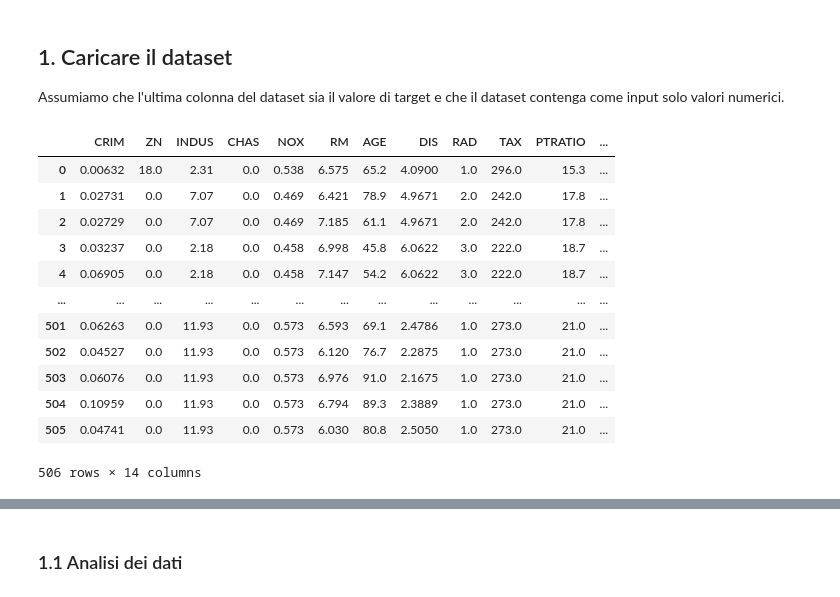
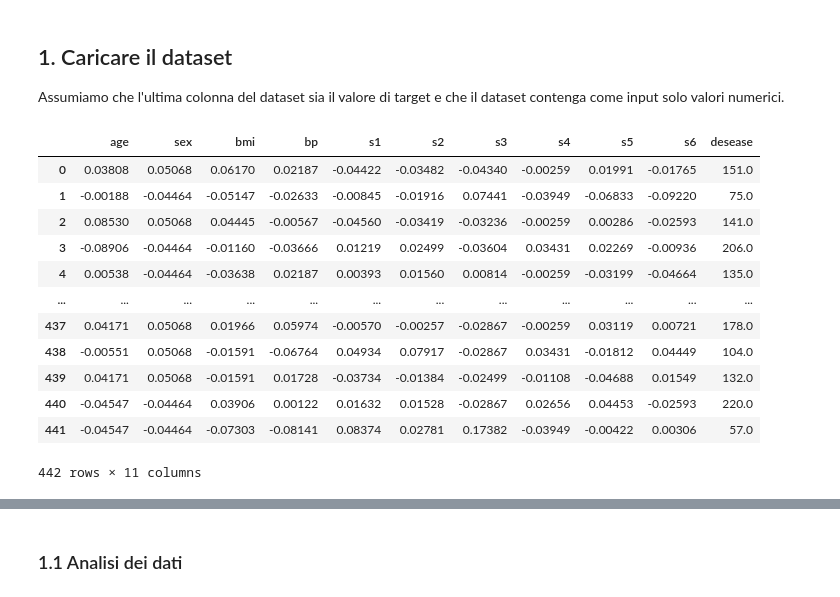
Before and after one commit to visiont3lab/flask-static-website, a Jupyter notebook: regressione_pipeline_to_clean.ipynb, the cells around one changed output, grey strips where cells are left out. Drawn from its saved outputs; the diff is of its cells as text; code cells hidden in the pictures.

```diff
--- a/regressione_pipeline_to_clean.ipynb
+++ b/regressione_pipeline_to_clean.ipynb
@@ -86,23 +86,19 @@ def load_dataset(name="boston"):
 
     return X,Y,df
 # %%
-X,Y,df = load_dataset(name="boston")
+X,Y,df = load_dataset(name="diabetes")
 display( data_table.DataTable(df, include_index=False, num_rows_per_page=10) )
-
-#scale = StandardScaler()
-#X = scale.fit_transform(X)
-#display(df.head())
 # %% [output]
-|  | CRIM | ZN | INDUS | CHAS | NOX | RM | AGE | DIS | RAD | TAX | PTRATIO | ... |
-| 0 | 0.00632 | 18.0 | 2.31 | 0.0 | 0.538 | 6.575 | 65.2 | 4.0900 | 1.0 | 296.0 | 15.3 | ... |
-| 1 | 0.02731 | 0.0 | 7.07 | 0.0 | 0.469 | 6.421 | 78.9 | 4.9671 | 2.0 | 242.0 | 17.8 | ... |
-| 2 | 0.02729 | 0.0 | 7.07 | 0.0 | 0.469 | 7.185 | 61.1 | 4.9671 | 2.0 | 242.0 | 17.8 | ... |
-| 3 | 0.03237 | 0.0 | 2.18 | 0.0 | 0.458 | 6.998 | 45.8 | 6.0622 | 3.0 | 222.0 | 18.7 | ... |
-| 4 | 0.06905 | 0.0 | 2.18 | 0.0 | 0.458 | 7.147 | 54.2 | 6.0622 | 3.0 | 222.0 | 18.7 | ... |
-| ... | ... | ... | ... | ... | ... | ... | ... | ... | ... | ... | ... | ... |
-| 501 | 0.06263 | 0.0 | 11.93 | 0.0 | 0.573 | 6.593 | 69.1 | 2.4786 | 1.0 | 273.0 | 21.0 | ... |
-| 502 | 0.04527 | 0.0 | 11.93 | 0.0 | 0.573 | 6.120 | 76.7 | 2.2875 | 1.0 | 273.0 | 21.0 | ... |
-| 503 | 0.06076 | 0.0 | 11.93 | 0.0 | 0.573 | 6.976 | 91.0 | 2.1675 | 1.0 | 273.0 | 21.0 | ... |
-| 504 | 0.10959 | 0.0 | 11.93 | 0.0 | 0.573 | 6.794 | 89.3 | 2.3889 | 1.0 | 273.0 | 21.0 | ... |
-| 505 | 0.04741 | 0.0 | 11.93 | 0.0 | 0.573 | 6.030 | 80.8 | 2.5050 | 1.0 | 273.0 | 21.0 | ... |
+|  | age | sex | bmi | bp | s1 | s2 | s3 | s4 | s5 | s6 | desease |
+| 0 | 0.03808 | 0.05068 | 0.06170 | 0.02187 | -0.04422 | -0.03482 | -0.04340 | -0.00259 | 0.01991 | -0.01765 | 151.0 |
+| 1 | -0.00188 | -0.04464 | -0.05147 | -0.02633 | -0.00845 | -0.01916 | 0.07441 | -0.03949 | -0.06833 | -0.09220 | 75.0 |
+| 2 | 0.08530 | 0.05068 | 0.04445 | -0.00567 | -0.04560 | -0.03419 | -0.03236 | -0.00259 | 0.00286 | -0.02593 | 141.0 |
+| 3 | -0.08906 | -0.04464 | -0.01160 | -0.03666 | 0.01219 | 0.02499 | -0.03604 | 0.03431 | 0.02269 | -0.00936 | 206.0 |
+| 4 | 0.00538 | -0.04464 | -0.03638 | 0.02187 | 0.00393 | 0.01560 | 0.00814 | -0.00259 | -0.03199 | -0.04664 | 135.0 |
+| ... | ... | ... | ... | ... | ... | ... | ... | ... | ... | ... | ... |
+| 437 | 0.04171 | 0.05068 | 0.01966 | 0.05974 | -0.00570 | -0.00257 | -0.02867 | -0.00259 | 0.03119 | 0.00721 | 178.0 |
+| 438 | -0.00551 | 0.05068 | -0.01591 | -0.06764 | 0.04934 | 0.07917 | -0.02867 | 0.03431 | -0.01812 | 0.04449 | 104.0 |
+| 439 | 0.04171 | 0.05068 | -0.01591 | 0.01728 | -0.03734 | -0.01384 | -0.02499 | -0.01108 | -0.04688 | 0.01549 | 132.0 |
+| 440 | -0.04547 | -0.04464 | 0.03906 | 0.00122 | 0.01632 | 0.01528 | -0.02867 | 0.02656 | 0.04453 | -0.02593 | 220.0 |
+| 441 | -0.04547 | -0.04464 | -0.07303 | -0.08141 | 0.08374 | 0.02781 | 0.17382 | -0.03949 | -0.00422 | 0.00306 | 57.0 |
-506 rows × 14 columns
+442 rows × 11 columns
```
Also changed, not shown: parts of 6 cells of this notebook.
